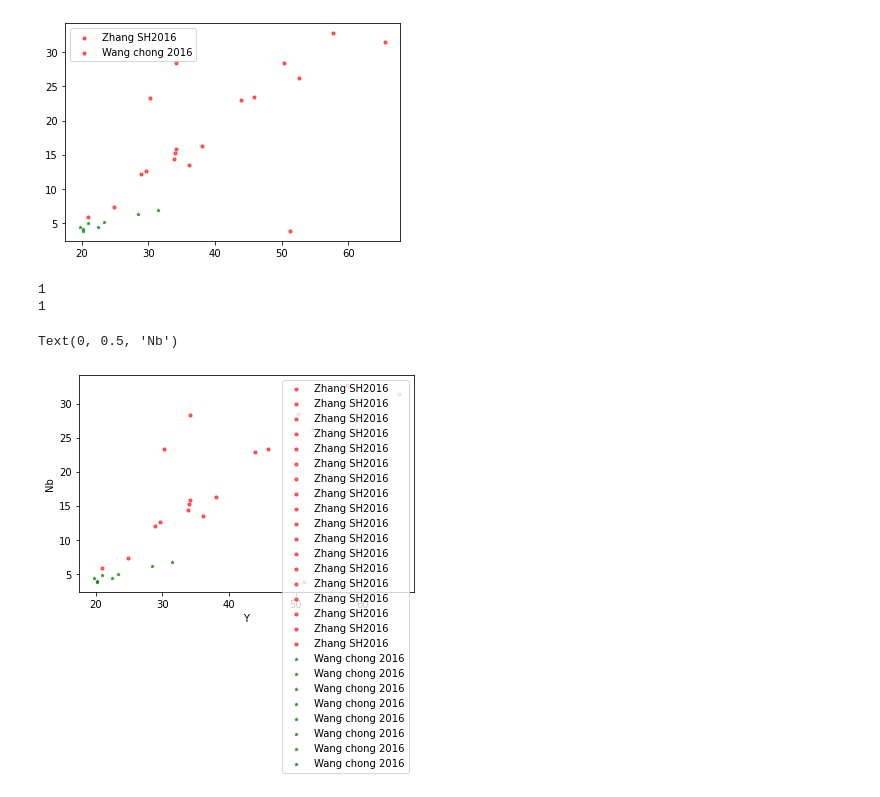
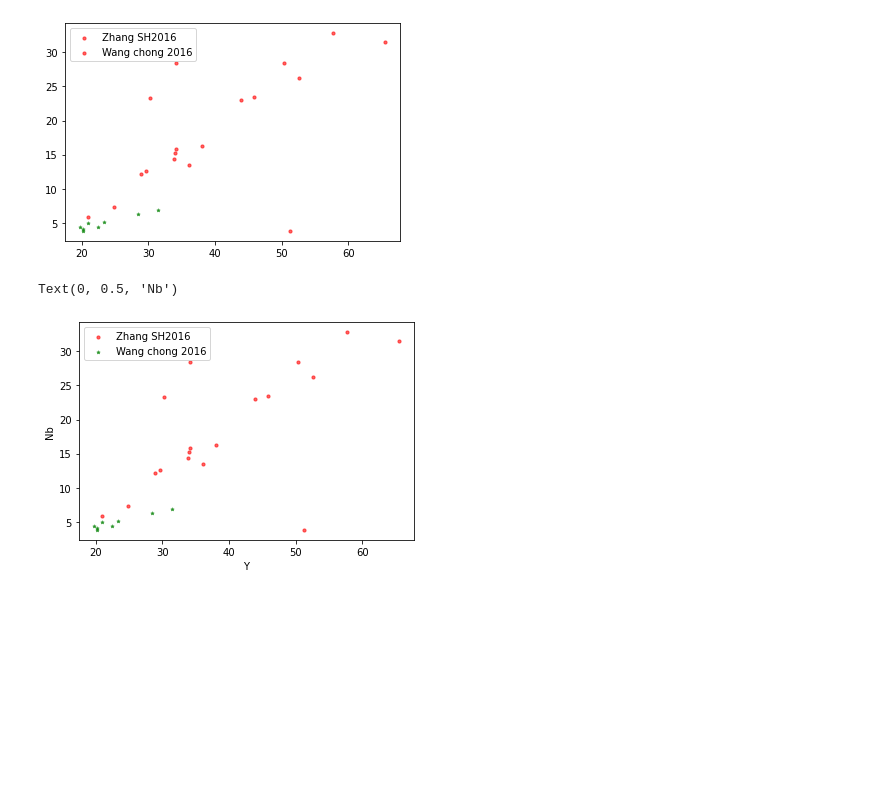
Before and after one commit to GeoPyTool/GeochemDataFormat, a Jupyter notebook: DM/DataFormat.ipynb, the cells around one changed output. Saved outputs shown, nothing was run; the diff lists cells and outputs as text; code cells hidden in the pictures; blank space fills up the shorter version.

```diff
--- a/DM/DataFormat.ipynb
+++ b/DM/DataFormat.ipynb
@@ -275,35 +275,42 @@ import matplotlib.pyplot as plt
 from matplotlib.path import Path
 filename="Pearce_Y-Nb.json"
 
 with open(filename,"r") as f:
     y=json.load(f)
 axis=y["axis"]
 
 raw = pd.read_excel("Geochemistry.xlsx")
 a=raw['Y(ppm)']
 b=raw['Nb(ppm)']
 cc={}
+
 lablelist=[]
+for i in range(len(raw)):
+    tmp_label=raw.Label[i]
+    if tmp_label not in lablelist:
+        lablelist.append(tmp_label)
+    else:
+        lablelist.append('')
+
+
 for i in range(len(raw)):
     if raw.Label[i] not in lablelist:
         templable=raw.Label[i]
         lablelist.append(raw.Label[i])
         print(1)
     plt.scatter([a[i]],[b[i]],
                 marker=raw.Marker[i],
                 c=raw.Color[i],
                 s=raw.Size[i],
                 linewidth=raw.Width[i],
                 alpha=raw.Alpha[i],
-                label=templable
+                label=lablelist[i]
                )
 
 plt.legend(loc='best')
 
 plt.xlabel(axis[0])
 plt.ylabel(axis[1])
 # %% [output]
-1
-1
+Text(0, 0.5, 'Nb')
-Text(0, 0.5, 'Nb')
-[figure, old version]
+[figure, new version]
```
